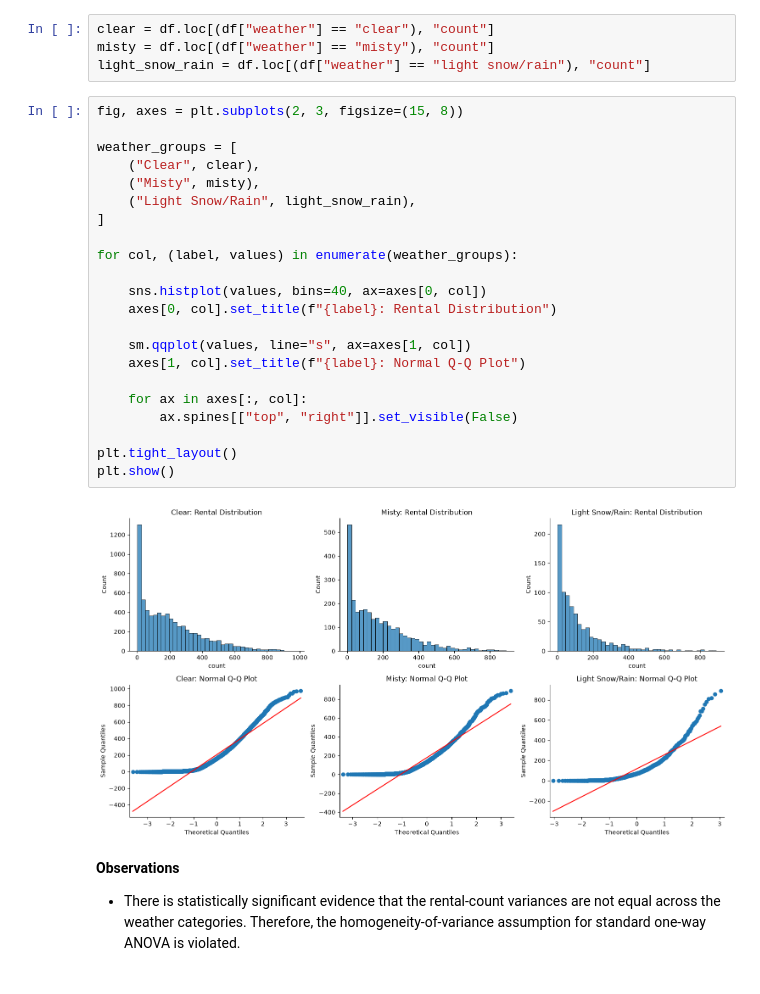
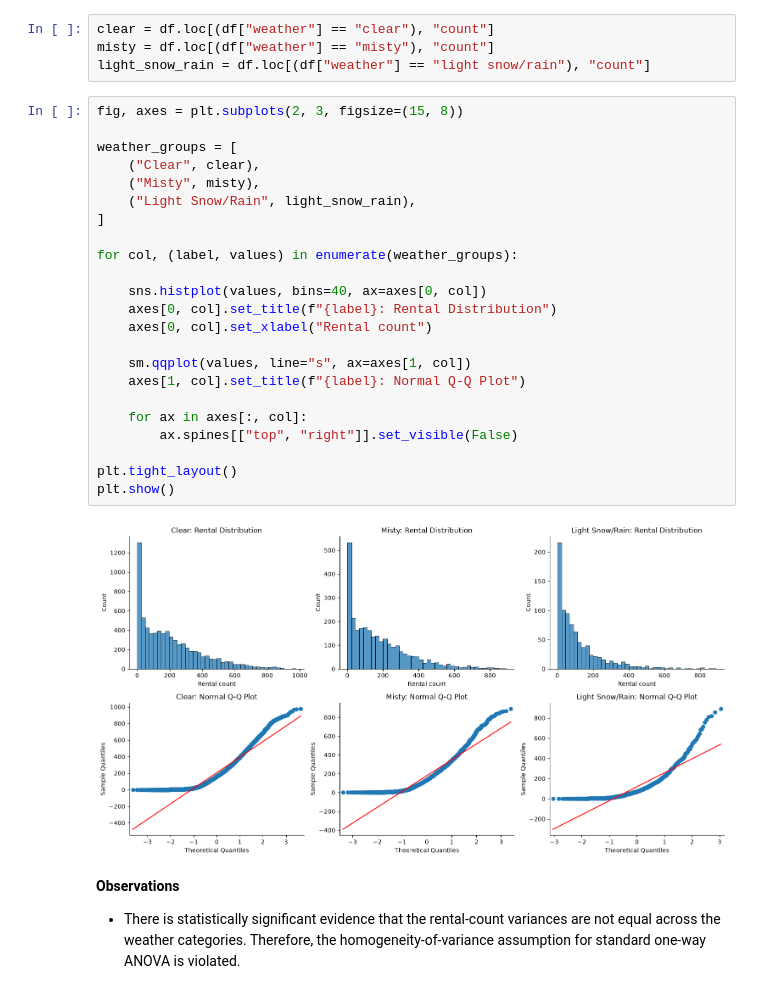
Before and after one commit to Yuvi977/Yulu-Bike-Sharing-Hypothesis-Testing, a Jupyter notebook: Business_Case_Yulu_Hypothesis_Testing.ipynb, the cells around one changed output. Saved outputs shown, nothing was run; the diff lists cells and outputs as text.

```diff
--- a/Business_Case_Yulu_Hypothesis_Testing.ipynb
+++ b/Business_Case_Yulu_Hypothesis_Testing.ipynb
@@ -632,27 +643,28 @@ light_snow_rain = df.loc[(df["weather"] == "light snow/rain"), "count"]
 # %%
 fig, axes = plt.subplots(2, 3, figsize=(15, 8))
 
 weather_groups = [
     ("Clear", clear),
     ("Misty", misty),
     ("Light Snow/Rain", light_snow_rain),
 ]
 
 for col, (label, values) in enumerate(weather_groups):
 
     sns.histplot(values, bins=40, ax=axes[0, col])
     axes[0, col].set_title(f"{label}: Rental Distribution")
+    axes[0, col].set_xlabel("Rental count")
 
     sm.qqplot(values, line="s", ax=axes[1, col])
     axes[1, col].set_title(f"{label}: Normal Q-Q Plot")
 
     for ax in axes[:, col]:
         ax.spines[["top", "right"]].set_visible(False)
 
 plt.tight_layout()
 plt.show()
 # %% [output]
-[figure, old version]
+[figure, new version]
 # %% [markdown]
 **Observations**
 * There is statistically significant evidence that the rental-count variances are not equal across the weather categories. Therefore, the homogeneity-of-variance assumption for standard one-way ANOVA is violated.
```
Also changed, not shown: parts of 15 cells of this notebook.
